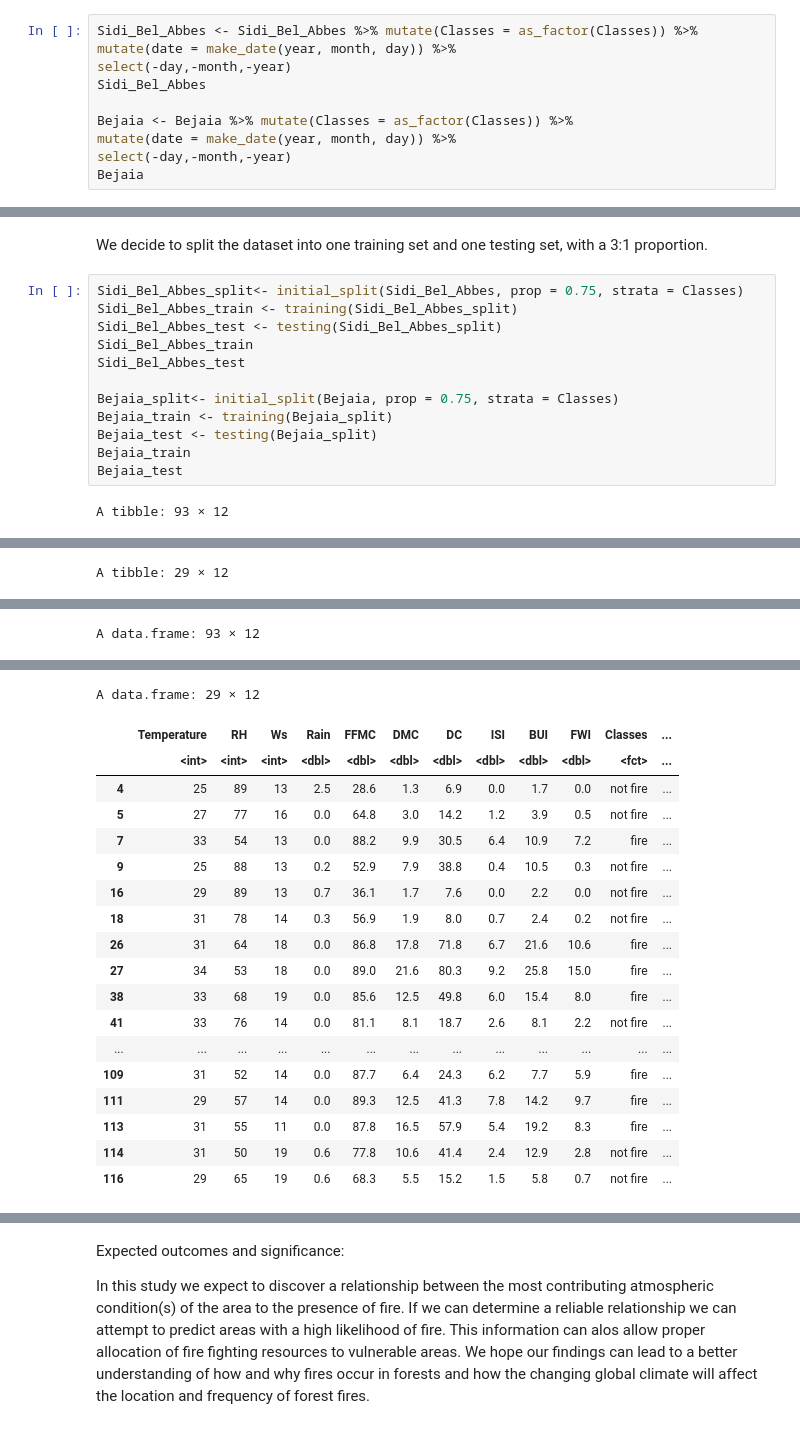
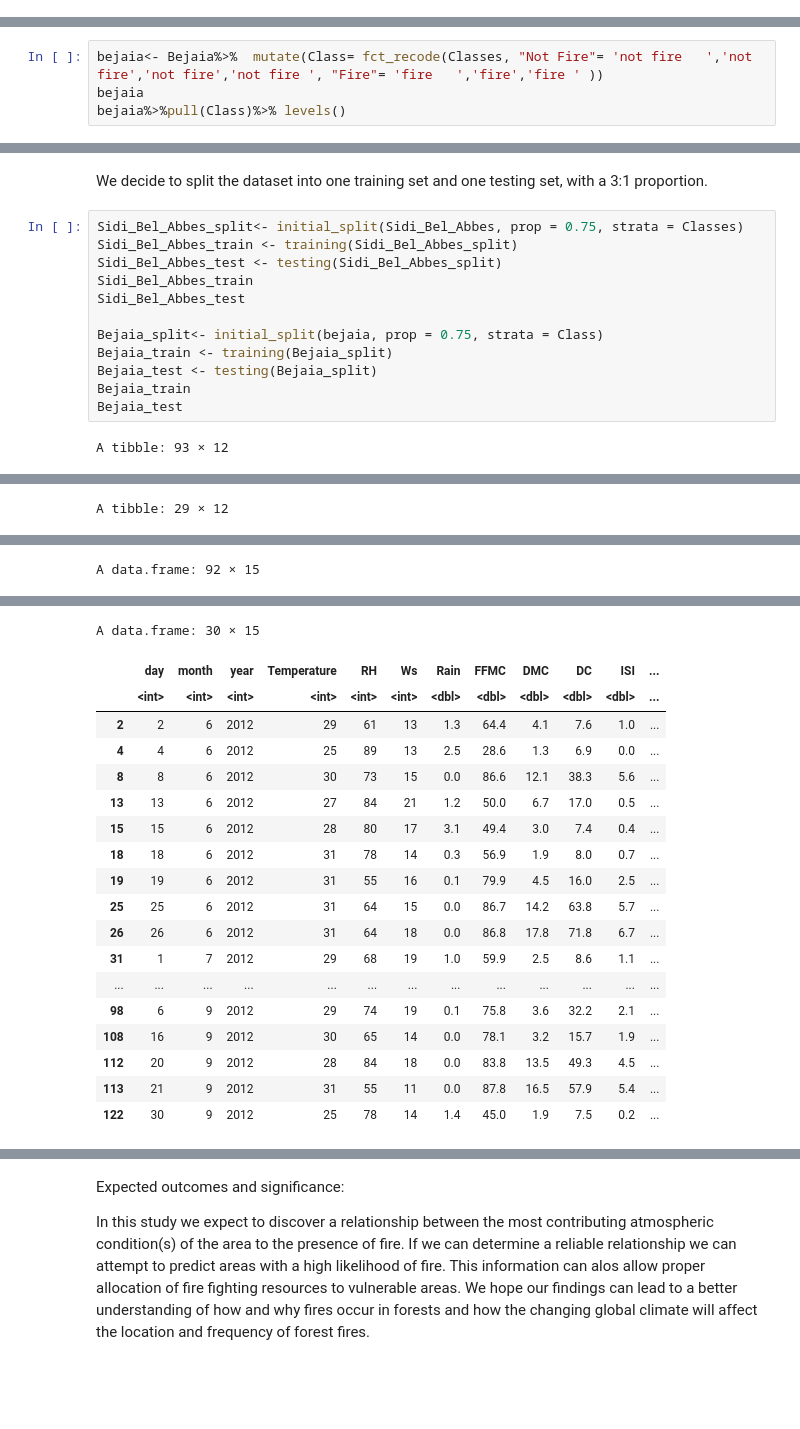
Before and after one commit to Bchau02/DSCI-100-Group-11-Project, a Jupyter notebook: Project.ipynb, the cells around one changed output, grey strips where cells are left out. Drawn from its saved outputs; the diff is of its cells as text; blank space fills up the shorter version.

```diff
--- a/Project.ipynb
+++ b/Project.ipynb
@@ -102,10 +61,0 @@ A spec_tbl_df: 122 × 14
-# %%
-Sidi_Bel_Abbes <- Sidi_Bel_Abbes %>% mutate(Classes = as_factor(Classes)) %>%
-mutate(date = make_date(year, month, day)) %>%
-select(-day,-month,-year)
-Sidi_Bel_Abbes
-
-Bejaia <- Bejaia %>% mutate(Classes = as_factor(Classes)) %>%
-mutate(date = make_date(year, month, day)) %>%
-select(-day,-month,-year)
-Bejaia
@@ -150,0 +62,4 @@ A data.frame: 122 × 12
+# %%
+bejaia<- Bejaia%>%  mutate(Class= fct_recode(Classes, "Not Fire"= 'not fire   ','not fire','not fire','not fire ', "Fire"= 'fire   ','fire','fire ' ))
+bejaia
+bejaia%>%pull(Class)%>% levels()
@@ -157,7 +115,7 @@ Sidi_Bel_Abbes_test <- testing(Sidi_Bel_Abbes_split)
 Sidi_Bel_Abbes_train
 Sidi_Bel_Abbes_test
 
-Bejaia_split<- initial_split(Bejaia, prop = 0.75, strata = Classes)
+Bejaia_split<- initial_split(bejaia, prop = 0.75, strata = Class)
 Bejaia_train <- training(Bejaia_split)
 Bejaia_test <- testing(Bejaia_split)
 Bejaia_train
@@ -203,2 +161,2 @@ A tibble: 29 × 12
 | 24 | 64 | 15 | 0.2 | 67.3 | 3.8 | 16.5 | 1.2 | 4.8 | 0.5 | not fire | 2012-09-30 |
-A data.frame: 93 × 12
+A data.frame: 92 × 15
@@ -223,22 +181,22 @@ A data.frame: 93 × 12
-A data.frame: 29 × 12
+A data.frame: 30 × 15
-|  | Temperature | RH | Ws | Rain | FFMC | DMC | DC | ISI | BUI | FWI | Classes | ... |
-|  | <int> | <int> | <int> | <dbl> | <dbl> | <dbl> | <dbl> | <dbl> | <dbl> | <dbl> | <fct> | ... |
-| 4 | 25 | 89 | 13 | 2.5 | 28.6 | 1.3 | 6.9 | 0.0 | 1.7 | 0.0 | not fire | ... |
-| 5 | 27 | 77 | 16 | 0.0 | 64.8 | 3.0 | 14.2 | 1.2 | 3.9 | 0.5 | not fire | ... |
-| 7 | 33 | 54 | 13 | 0.0 | 88.2 | 9.9 | 30.5 | 6.4 | 10.9 | 7.2 | fire | ... |
-| 9 | 25 | 88 | 13 | 0.2 | 52.9 | 7.9 | 38.8 | 0.4 | 10.5 | 0.3 | not fire | ... |
-| 16 | 29 | 89 | 13 | 0.7 | 36.1 | 1.7 | 7.6 | 0.0 | 2.2 | 0.0 | not fire | ... |
-| 18 | 31 | 78 | 14 | 0.3 | 56.9 | 1.9 | 8.0 | 0.7 | 2.4 | 0.2 | not fire | ... |
-| 26 | 31 | 64 | 18 | 0.0 | 86.8 | 17.8 | 71.8 | 6.7 | 21.6 | 10.6 | fire | ... |
-| 27 | 34 | 53 | 18 | 0.0 | 89.0 | 21.6 | 80.3 | 9.2 | 25.8 | 15.0 | fire | ... |
-| 38 | 33 | 68 | 19 | 0.0 | 85.6 | 12.5 | 49.8 | 6.0 | 15.4 | 8.0 | fire | ... |
-| 41 | 33 | 76 | 14 | 0.0 | 81.1 | 8.1 | 18.7 | 2.6 | 8.1 | 2.2 | not fire | ... |
+|  | day | month | year | Temperature | RH | Ws | Rain | FFMC | DMC | DC | ISI | ... |
+|  | <int> | <int> | <int> | <int> | <int> | <int> | <dbl> | <dbl> | <dbl> | <dbl> | <dbl> | ... |
+| 2 | 2 | 6 | 2012 | 29 | 61 | 13 | 1.3 | 64.4 | 4.1 | 7.6 | 1.0 | ... |
+| 4 | 4 | 6 | 2012 | 25 | 89 | 13 | 2.5 | 28.6 | 1.3 | 6.9 | 0.0 | ... |
+| 8 | 8 | 6 | 2012 | 30 | 73 | 15 | 0.0 | 86.6 | 12.1 | 38.3 | 5.6 | ... |
+| 13 | 13 | 6 | 2012 | 27 | 84 | 21 | 1.2 | 50.0 | 6.7 | 17.0 | 0.5 | ... |
+| 15 | 15 | 6 | 2012 | 28 | 80 | 17 | 3.1 | 49.4 | 3.0 | 7.4 | 0.4 | ... |
+| 18 | 18 | 6 | 2012 | 31 | 78 | 14 | 0.3 | 56.9 | 1.9 | 8.0 | 0.7 | ... |
+| 19 | 19 | 6 | 2012 | 31 | 55 | 16 | 0.1 | 79.9 | 4.5 | 16.0 | 2.5 | ... |
+| 25 | 25 | 6 | 2012 | 31 | 64 | 15 | 0.0 | 86.7 | 14.2 | 63.8 | 5.7 | ... |
+| 26 | 26 | 6 | 2012 | 31 | 64 | 18 | 0.0 | 86.8 | 17.8 | 71.8 | 6.7 | ... |
+| 31 | 1 | 7 | 2012 | 29 | 68 | 19 | 1.0 | 59.9 | 2.5 | 8.6 | 1.1 | ... |
 | ... | ... | ... | ... | ... | ... | ... | ... | ... | ... | ... | ... | ... |
-| 109 | 31 | 52 | 14 | 0.0 | 87.7 | 6.4 | 24.3 | 6.2 | 7.7 | 5.9 | fire | ... |
-| 111 | 29 | 57 | 14 | 0.0 | 89.3 | 12.5 | 41.3 | 7.8 | 14.2 | 9.7 | fire | ... |
-| 113 | 31 | 55 | 11 | 0.0 | 87.8 | 16.5 | 57.9 | 5.4 | 19.2 | 8.3 | fire | ... |
-| 114 | 31 | 50 | 19 | 0.6 | 77.8 | 10.6 | 41.4 | 2.4 | 12.9 | 2.8 | not fire | ... |
-| 116 | 29 | 65 | 19 | 0.6 | 68.3 | 5.5 | 15.2 | 1.5 | 5.8 | 0.7 | not fire | ... |
+| 98 | 6 | 9 | 2012 | 29 | 74 | 19 | 0.1 | 75.8 | 3.6 | 32.2 | 2.1 | ... |
+| 108 | 16 | 9 | 2012 | 30 | 65 | 14 | 0.0 | 78.1 | 3.2 | 15.7 | 1.9 | ... |
+| 112 | 20 | 9 | 2012 | 28 | 84 | 18 | 0.0 | 83.8 | 13.5 | 49.3 | 4.5 | ... |
+| 113 | 21 | 9 | 2012 | 31 | 55 | 11 | 0.0 | 87.8 | 16.5 | 57.9 | 5.4 | ... |
+| 122 | 30 | 9 | 2012 | 25 | 78 | 14 | 1.4 | 45.0 | 1.9 | 7.5 | 0.2 | ... |
 # %%
 Sidi_Bel_Abbes_Tem <- Sidi_Bel_Abbes_train %>%
 select(Temperature, RH, Classes)%>%
```
Also changed, not shown: parts of 10 cells of this notebook.
